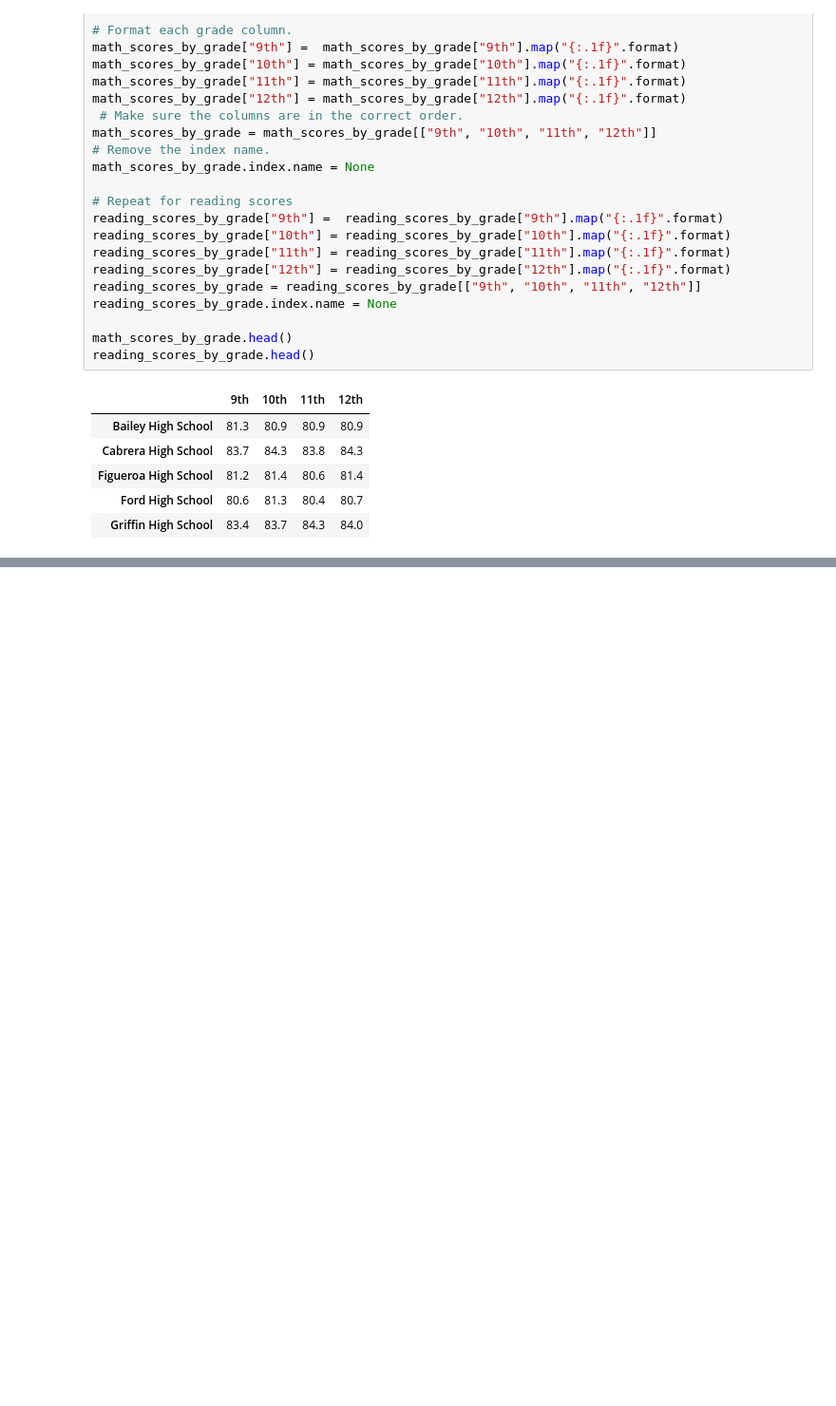
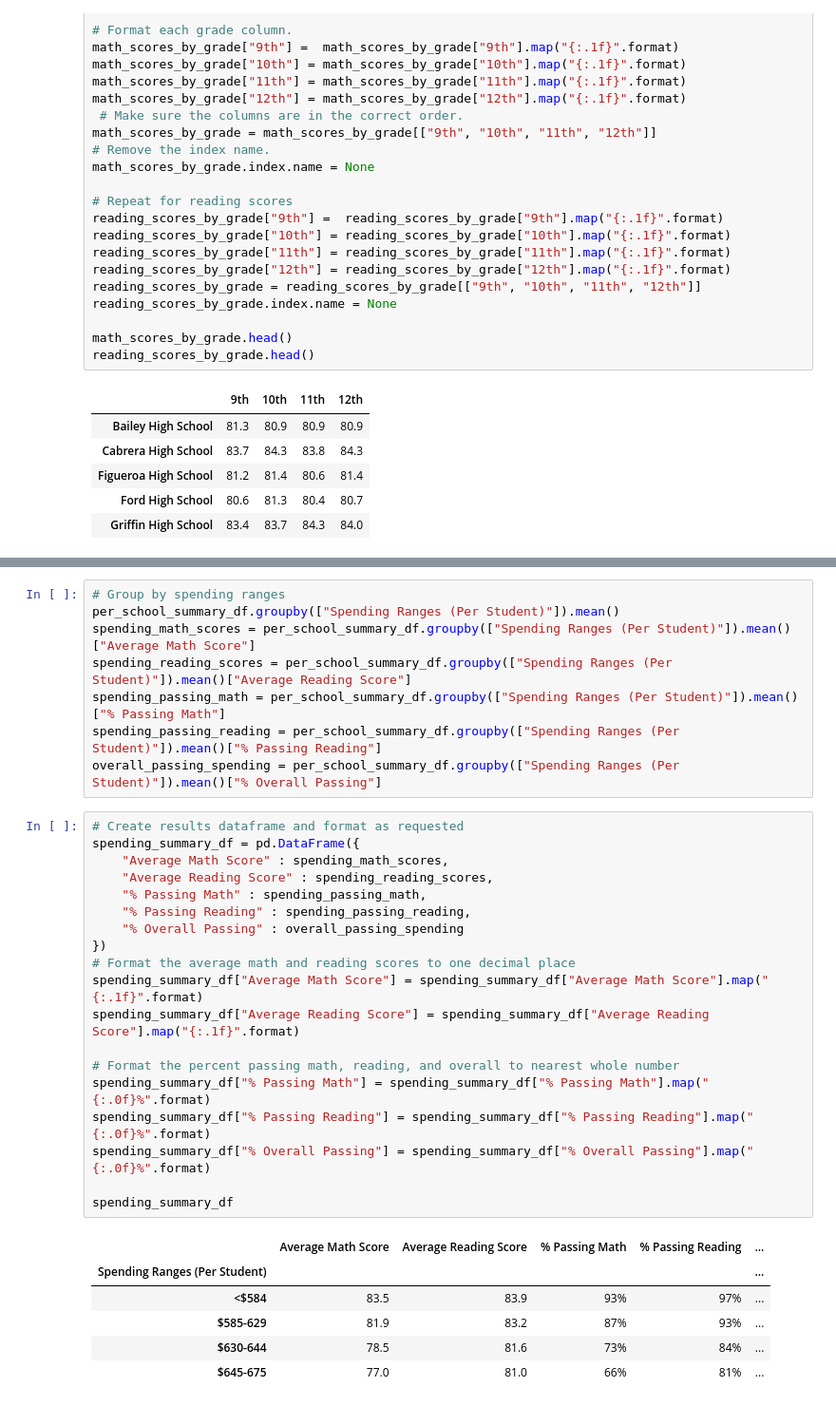
Before and after one commit to frankfeder/school-district-analysis, a Jupyter notebook: PyCitySchools.ipynb, the cells around one changed output, grey strips where cells are left out. Shown: that part at 95% size. Saved outputs shown, nothing was run; the diff lists cells and outputs as text; blank space fills up the shorter version.

```diff
--- a/PyCitySchools.ipynb
+++ b/PyCitySchools.ipynb
@@ -298,0 +348,34 @@ reading_scores_by_grade.head()
+# %%
+# Group by spending ranges
+per_school_summary_df.groupby(["Spending Ranges (Per Student)"]).mean()
+spending_math_scores = per_school_summary_df.groupby(["Spending Ranges (Per Student)"]).mean()["Average Math Score"]
+spending_reading_scores = per_school_summary_df.groupby(["Spending Ranges (Per Student)"]).mean()["Average Reading Score"]
+spending_passing_math = per_school_summary_df.groupby(["Spending Ranges (Per Student)"]).mean()["% Passing Math"]
+spending_passing_reading = per_school_summary_df.groupby(["Spending Ranges (Per Student)"]).mean()["% Passing Reading"]
+overall_passing_spending = per_school_summary_df.groupby(["Spending Ranges (Per Student)"]).mean()["% Overall Passing"]
+# %%
+# Create results dataframe and format as requested
+spending_summary_df = pd.DataFrame({
+    "Average Math Score" : spending_math_scores,
+    "Average Reading Score" : spending_reading_scores,
+    "% Passing Math" : spending_passing_math,
+    "% Passing Reading" : spending_passing_reading,
+    "% Overall Passing" : overall_passing_spending
+})
+# Format the average math and reading scores to one decimal place
+spending_summary_df["Average Math Score"] = spending_summary_df["Average Math Score"].map("{:.1f}".format)
+spending_summary_df["Average Reading Score"] = spending_summary_df["Average Reading Score"].map("{:.1f}".format)
+
+# Format the percent passing math, reading, and overall to nearest whole number
+spending_summary_df["% Passing Math"] = spending_summary_df["% Passing Math"].map("{:.0f}%".format)
+spending_summary_df["% Passing Reading"] = spending_summary_df["% Passing Reading"].map("{:.0f}%".format)
+spending_summary_df["% Overall Passing"] = spending_summary_df["% Overall Passing"].map("{:.0f}%".format)
+
+spending_summary_df
+# %% [output]
+|  | Average Math Score | Average Reading Score | % Passing Math | % Passing Reading | ... |
+| Spending Ranges (Per Student) |  |  |  |  | ... |
+| <$584 | 83.5 | 83.9 | 93% | 97% | ... |
+| $585-629 | 81.9 | 83.2 | 87% | 93% | ... |
+| $630-644 | 78.5 | 81.6 | 73% | 84% | ... |
+| $645-675 | 77.0 | 81.0 | 66% | 81% | ... |
```
Also changed, not shown: parts of 6 cells of this notebook.
